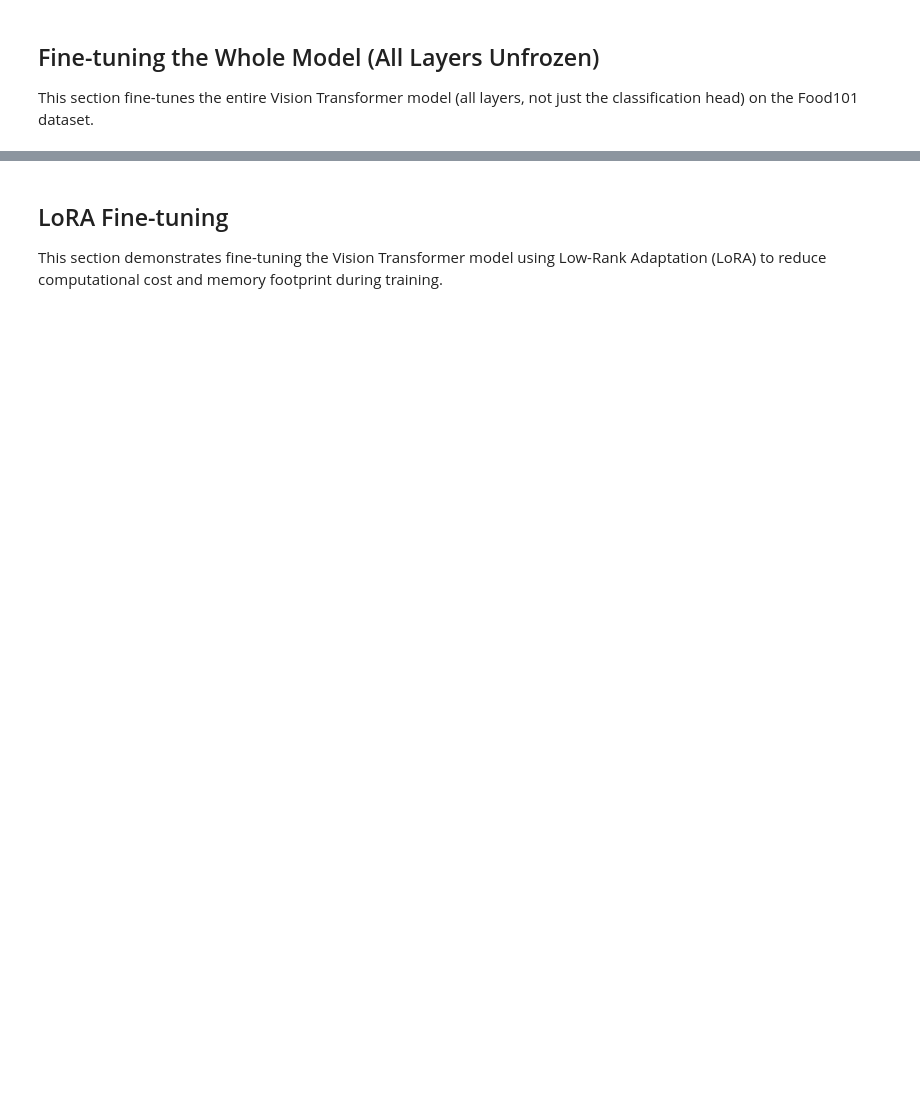
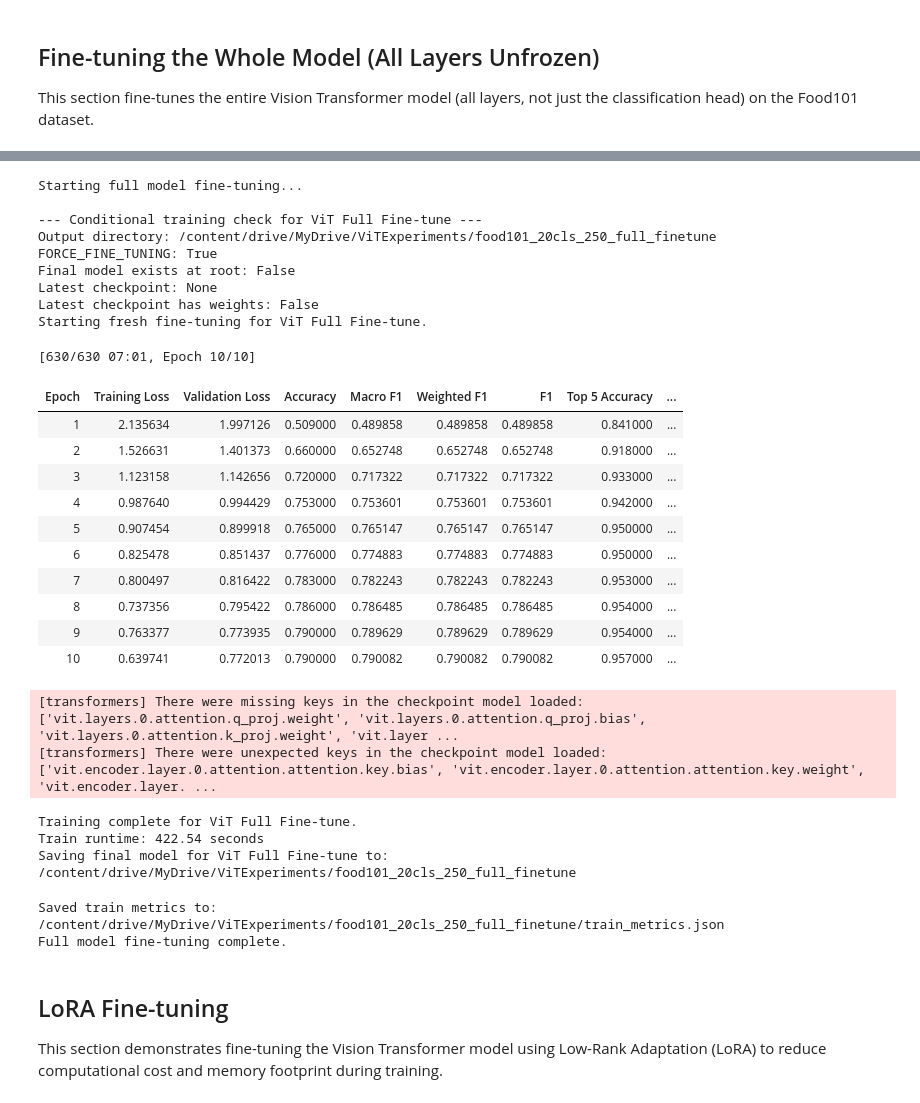
Before and after one commit to kasrasa/ViT-VLM-experiments, a Jupyter notebook: ViT_test.ipynb, the cells around one changed output, grey strips where cells are left out. Saved outputs shown, nothing was run; the diff lists cells and outputs as text; code cells hidden in the pictures; blank space fills up the shorter version.

```diff
--- a/ViT_test.ipynb
+++ b/ViT_test.ipynb
@@ -888,6 +992,7 @@ model_full_finetune = AutoModelForImageClassification.from_pretrained(
     num_labels=len(labels),
     id2label=id2label,
     label2id=label2id,
+    ignore_mismatched_sizes=True,
 )
 
 # Ensure all parameters require gradients
@@ -906,34 +1038,63 @@ training_args_full = TrainingArguments(
     output_dir="/content/drive/MyDrive/ViTExperiments/food101_20cls_250_full_finetune",
     remove_unused_columns=False,
     eval_strategy="epoch",
     save_strategy="epoch",
-    learning_rate=5e-5,
+    # learning_rate=5e-5,
     per_device_train_batch_size=16,
     gradient_accumulation_steps=4,
     per_device_eval_batch_size=16,
     num_train_epochs=10,
     warmup_steps=10,
     logging_steps=10,
     run_name="food101_full_finetune",
     load_best_model_at_end=True,
     metric_for_best_model="accuracy",
     push_to_hub=False,
 )
 
 trainer_full = Trainer(
     model=model_full_finetune,
     args=training_args_full,
     data_collator=data_collator,
     train_dataset=food_vit["train"],
     eval_dataset=food_vit["test"],
     processing_class=image_processor,
     compute_metrics=compute_metrics,
     optimizers=(torch.optim.AdamW(optimizer_grouped_parameters), None),
 )
 
 print("Starting full model fine-tuning...")
 vit_full_train_time = conditional_train_model(model_full_finetune, trainer_full, training_args_full, "ViT Full Fine-tune")
 print("Full model fine-tuning complete.")
+# %% [output]
+Starting full model fine-tuning...
+
+--- Conditional training check for ViT Full Fine-tune ---
+Output directory: /content/drive/MyDrive/ViTExperiments/food101_20cls_250_full_finetune
+FORCE_FINE_TUNING: True
+Final model exists at root: False
+Latest checkpoint: None
+Latest checkpoint has weights: False
+Starting fresh fine-tuning for ViT Full Fine-tune.
+[630/630 07:01, Epoch 10/10]
+| Epoch | Training Loss | Validation Loss | Accuracy | Macro F1 | Weighted F1 | F1 | Top 5 Accuracy | ... |
+| 1 | 2.135634 | 1.997126 | 0.509000 | 0.489858 | 0.489858 | 0.489858 | 0.841000 | ... |
+| 2 | 1.526631 | 1.401373 | 0.660000 | 0.652748 | 0.652748 | 0.652748 | 0.918000 | ... |
+| 3 | 1.123158 | 1.142656 | 0.720000 | 0.717322 | 0.717322 | 0.717322 | 0.933000 | ... |
+| 4 | 0.987640 | 0.994429 | 0.753000 | 0.753601 | 0.753601 | 0.753601 | 0.942000 | ... |
+| 5 | 0.907454 | 0.899918 | 0.765000 | 0.765147 | 0.765147 | 0.765147 | 0.950000 | ... |
+| 6 | 0.825478 | 0.851437 | 0.776000 | 0.774883 | 0.774883 | 0.774883 | 0.950000 | ... |
+| 7 | 0.800497 | 0.816422 | 0.783000 | 0.782243 | 0.782243 | 0.782243 | 0.953000 | ... |
+| 8 | 0.737356 | 0.795422 | 0.786000 | 0.786485 | 0.786485 | 0.786485 | 0.954000 | ... |
+| 9 | 0.763377 | 0.773935 | 0.790000 | 0.789629 | 0.789629 | 0.789629 | 0.954000 | ... |
+| 10 | 0.639741 | 0.772013 | 0.790000 | 0.790082 | 0.790082 | 0.790082 | 0.957000 | ... |
+[transformers] There were missing keys in the checkpoint model loaded: ['vit.layers.0.attention.q_proj.weight', 'vit.layers.0.attention.q_proj.bias', 'vit.layers.0.attention.k_proj.weight', 'vit.layer ...
+[transformers] There were unexpected keys in the checkpoint model loaded: ['vit.encoder.layer.0.attention.attention.key.bias', 'vit.encoder.layer.0.attention.attention.key.weight', 'vit.encoder.layer. ...
+Training complete for ViT Full Fine-tune.
+Train runtime: 422.54 seconds
+Saving final model for ViT Full Fine-tune to: /content/drive/MyDrive/ViTExperiments/food101_20cls_250_full_finetune
+Saved train metrics to: /content/drive/MyDrive/ViTExperiments/food101_20cls_250_full_finetune/train_metrics.json
+Full model fine-tuning complete.
 # %% [markdown]
 ## LoRA Fine-tuning
 
```
Also changed, not shown: parts of 28 cells of this notebook.
